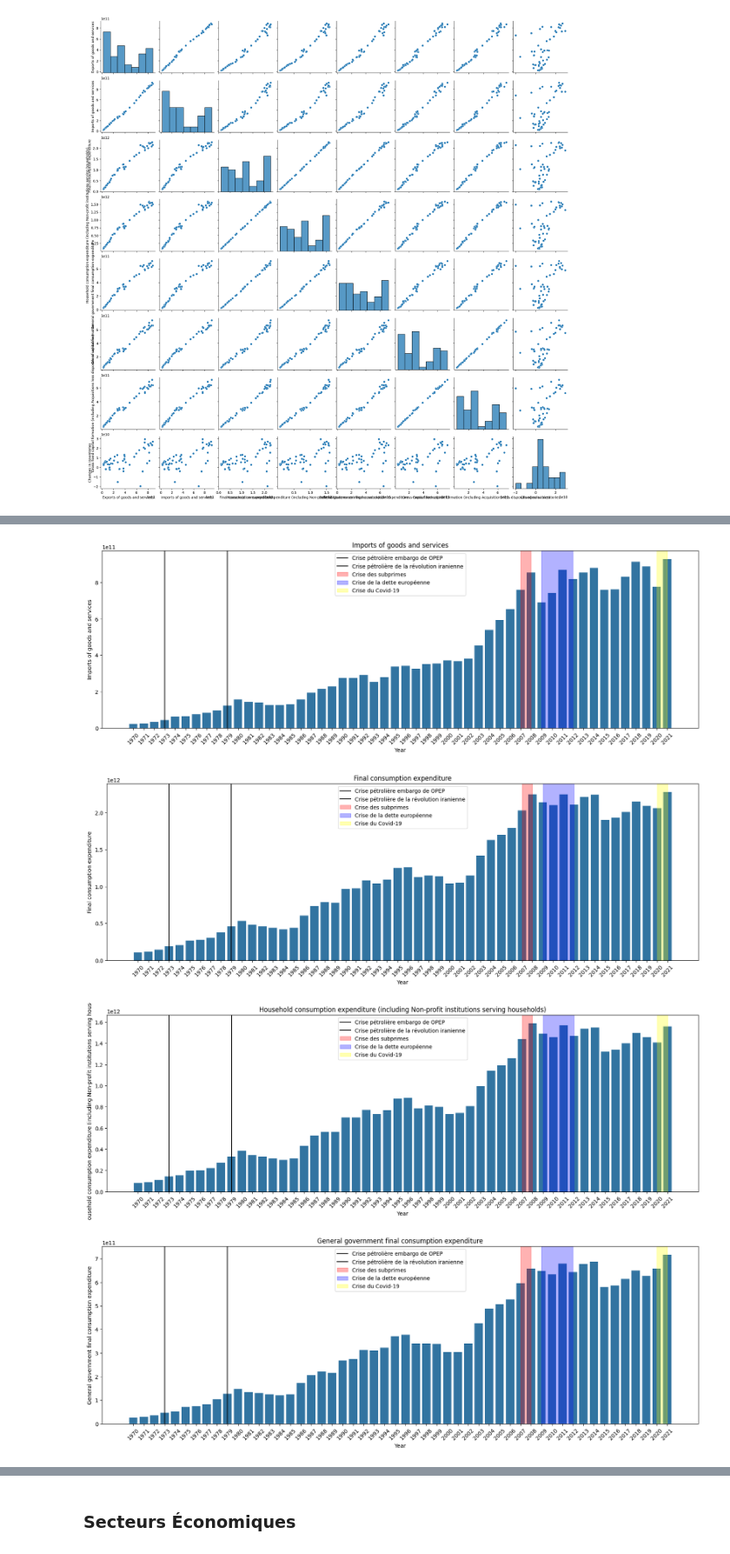
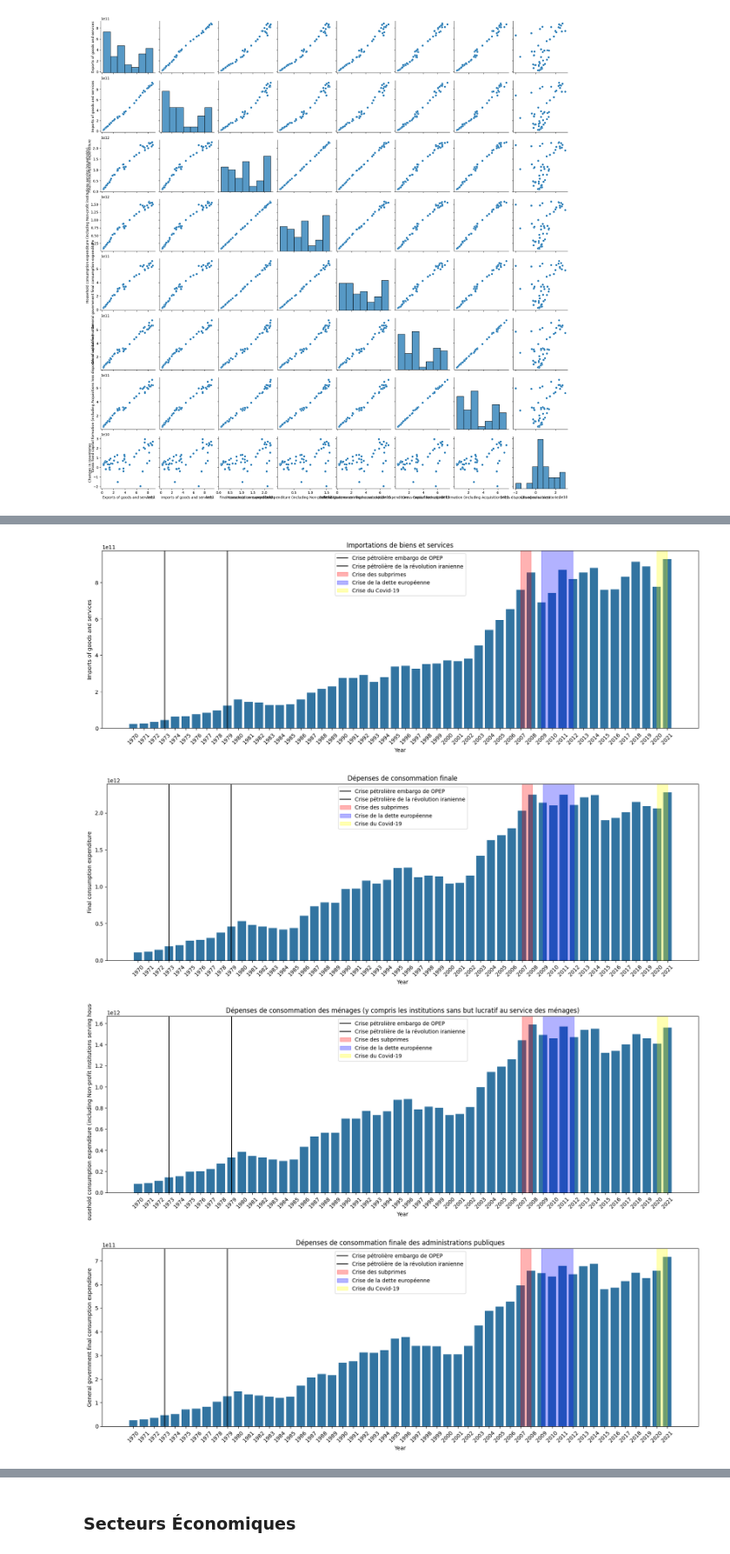
Before and after one commit to Falite/Notebooks-Jupyter, a Jupyter notebook: Réseaux Neuronaux/Global_Economy.ipynb, the cells around one changed output, grey strips where cells are left out. Shown at 87% size. Drawn from its saved outputs; the diff is of its cells as text; code cells hidden in the pictures.

```diff
--- a/Réseaux Neuronaux/Global_Economy.ipynb
+++ b/Réseaux Neuronaux/Global_Economy.ipynb
@@ -238,6 +238,33 @@ Indicateurs Démographiques: [' Population ']
 Indicateurs de Revenu et Production: [' Per capita GNI ', ' Gross National Income(GNI) in USD ', ' Gross Domestic Product (GDP) ']
 Composantes du PIB: [' Exports of goods and services ', ' Imports of goods and services ', ' Final consumption expenditure ', ' Household consumption expenditure (including Non-profit institutions ser ...
 Secteurs Économiques: [' Agriculture, hunting, forestry, fishing (ISIC A-B) ', ' Mining, Manufacturing, Utilities (ISIC C-E) ', ' Manufacturing (ISIC D) ', ' Construction (ISIC F) ', ' Wholesale, reta ...
+# %%
+# Dictionnaire de traduction des termes économiques
+traduction = {
+    ' AMA exchange rate ': 'Taux de change AMA',
+    ' IMF based exchange rate ': 'Taux de change basé sur le FMI',
+    ' Population ': 'Population',
+    ' Currency ': 'Monnaie',
+    ' Per capita GNI ': 'Revenu National Brut par habitant',
+    ' Agriculture, hunting, forestry, fishing (ISIC A-B) ': 'Agriculture, chasse, sylviculture, pêche (ISIC A-B)',
+    ' Changes in inventories ': 'Variations des stocks',
+    ' Construction (ISIC F) ': 'Construction (ISIC F)',
+    ' Exports of goods and services ': 'Exportations de biens et services',
+    ' Final consumption expenditure ': 'Dépenses de consommation finale',
+    ' General government final consumption expenditure ': 'Dépenses de consommation finale des administrations publiques',
+    ' Gross capital formation ': 'Formation brute de capital',
+    ' Gross fixed capital formation (including Acquisitions less disposals of valuables) ': 'Formation brute de capital fixe (y compris les acquisitions moins les cessions de valeurs)',
+    ' Household consumption expenditure (including Non-profit institutions serving households) ': 'Dépenses de consommation des ménages (y compris les institutions sans but lucratif au service des ménages)',
+    ' Imports of goods and services ': 'Importations de biens et services',
+    ' Manufacturing (ISIC D) ': 'Fabrication (ISIC D)',
+    ' Mining, Manufacturing, Utilities (ISIC C-E) ': 'Mines, manufactures, services publics (ISIC C-E)',
+    ' Other Activities (ISIC J-P) ': 'Autres activités (ISIC J-P)',
+    ' Total Value Added ': 'Valeur ajoutée totale',
+    ' Transport, storage and communication (ISIC I) ': 'Transport, entreposage et communication (ISIC I)',
+    ' Wholesale, retail trade, restaurants and hotels (ISIC G-H) ': 'Commerce de gros, commerce de détail, restaurants et hôtels (ISIC G-H)',
+    ' Gross National Income(GNI) in USD ': 'Revenu National Brut (RNB) en USD',
+    ' Gross Domestic Product (GDP) ': 'Produit Intérieur Brut (PIB)'
+}
 # %% [markdown]
 ## Concernant les Pays et la monnaie dans le dataset :
 # %%
@@ -320,34 +347,35 @@ petrole_OPEP=Year.index(1973)
 petrole_iran=Year.index(1979)
 
 subprime_d=Year.index(2007)
 subprime_f=Year.index(2008)
 
 dette_européenne_d=Year.index(2009)
 dette_européenne_f=Year.index(2012)
 
 covid_d=Year.index(2020)
 covid_f=Year.index(2021)
 
 for elem in composantes_pib:
     plt.figure(figsize=(20,6))
     sns.barplot(x=df_eco_fr[' Year '], y=df_eco_fr[elem])
     #plt.axvline(x=subprime_d, color='red', linestyle='-', label='début de la Crise des subprimes')
     #plt.axvline(x=subprime_f, color='red', linestyle='-', label='fin de la Crise des subprimes')
     plt.axvline(x=petrole_OPEP, color='black', linestyle='-', label='Crise pétrolière embargo de OPEP')
     plt.axvline(x=petrole_iran, color='black', linestyle='-', label='Crise pétrolière de la révolution iranienne')
     plt.axvspan(subprime_d, subprime_f, color='red',alpha=0.3,  label='Crise des subprimes')
     plt.axvspan(dette_européenne_d, dette_européenne_f, color='blue', alpha=0.3, label='Crise de la dette européenne')
     plt.axvspan(covid_d, covid_f, color='yellow', alpha=0.3, label='Crise du Covid-19')
 
-    plt.title(f'{elem}')
+    titre=traduction.get(elem, elem)
+    plt.title(f'{titre}')
     plt.xticks(rotation=45)
     plt.legend()
 
 plt.show()
 # %% [output]
 [figure]
 [figure]
 [figure]
-[figure, old version]
+[figure, new version]
-[figure, old version]
+[figure, new version]
 [figure]
```
Also changed, not shown: parts of 2 cells of this notebook, 2 other files.
